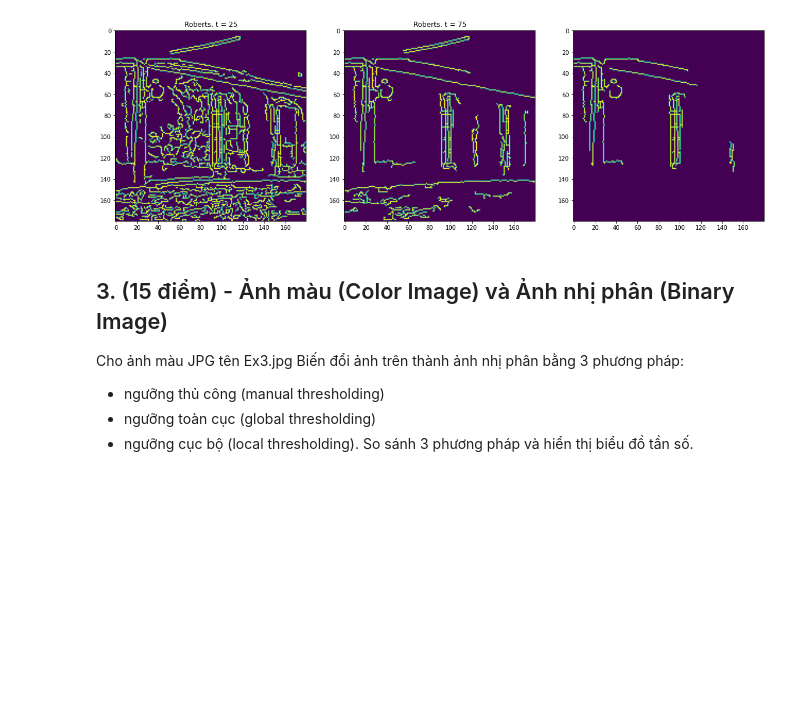
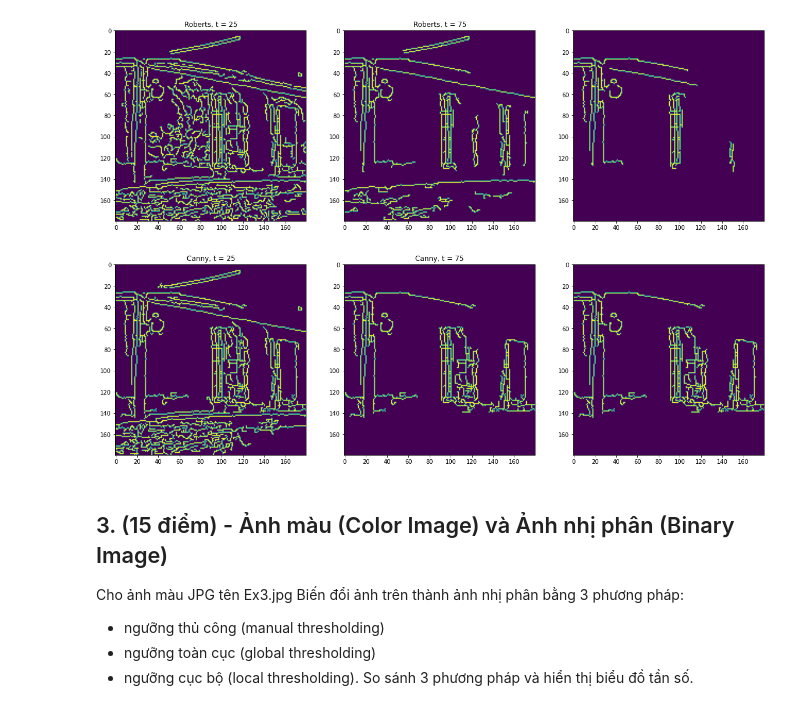
Before and after one commit to khanh22mse23057/Semester2-DIP, a Jupyter notebook: FSBMSE_[Digital_Image_and_Video_Processing]_Final_Assignment.ipynb, the cells around one changed output. Drawn from its saved outputs; the diff is of its cells as text; code cells hidden in the pictures; blank space fills up the shorter version.

```diff
--- a/FSBMSE_[Digital_Image_and_Video_Processing]_Final_Assignment.ipynb
+++ b/FSBMSE_[Digital_Image_and_Video_Processing]_Final_Assignment.ipynb
@@ -225,6 +225,50 @@ plt.show()
 [figure]
 [figure]
 [figure]
+# %%
+# c Áp dụng bộ dò cạnh Canny với ba độ lệch chuẩn khác nhau σ = √2, 4√2 và 8√2
+def edge_detect_canny(image, sigma=0.33):
+	# compute the median of the single channel pixel intensities
+	v = np.median(image)
+	# apply automatic Canny edge detection using the computed median
+	lower = int(max(0, (1.0 - sigma) * v))
+	upper = int(min(255, (1.0 + sigma) * v))
+	edged = cv2.Canny(image, lower, upper)
+	# return the edged image
+	return edged
+
+# Define the standard deviations
+sigma1 = np.sqrt(2)
+sigma2 = 4 * np.sqrt(2)
+sigma3 = 8 * np.sqrt(2)
+# Apply the Canny edge detector with three different standard deviations
+
+# compute the median of the single channel pixel intensities
+v = np.median(img_gray)
+# apply automatic Canny edge detection using the computed median
+lower = int(max(0, (1.0 - sigma1) * v))
+upper = int(min(255, (1.0 + sigma1) * v))
+edged = cv2.Canny(img_gray, lower, upper)
+
+
+# Canny edge detection with sigma = sqrt(2)
+edge_c1 = edge_detect_canny(img_gray, sigma1)
+# Canny edge detection with sigma = 4*sqrt(2)
+edge_c2 = edge_detect_canny(img_gray, sigma2)
+# Canny edge detection with sigma = 8*sqrt(2)
+edge_c3 = edge_detect_canny(img_gray, sigma3)
+
+# Show images
+fig, axs = plt.subplots(1, 3, figsize=(20, 10))
+axs[0].imshow(edge_c1)
+axs[0].set_title('Canny, t = ' + str(t1))
+axs[1].imshow(edge_c2)
+axs[1].set_title('Canny, t = ' + str(t2))
+axs[2].imshow(edge_c3)
+axs[1].set_title('Canny, t = ' + str(t3))
+plt.show()
+# %% [output]
+[figure, added]
 # %% [markdown]
 ## 3. (15 điểm) - Ảnh màu (Color Image) và Ảnh nhị phân (Binary Image)
 Cho ảnh màu JPG tên Ex3.jpg
```
